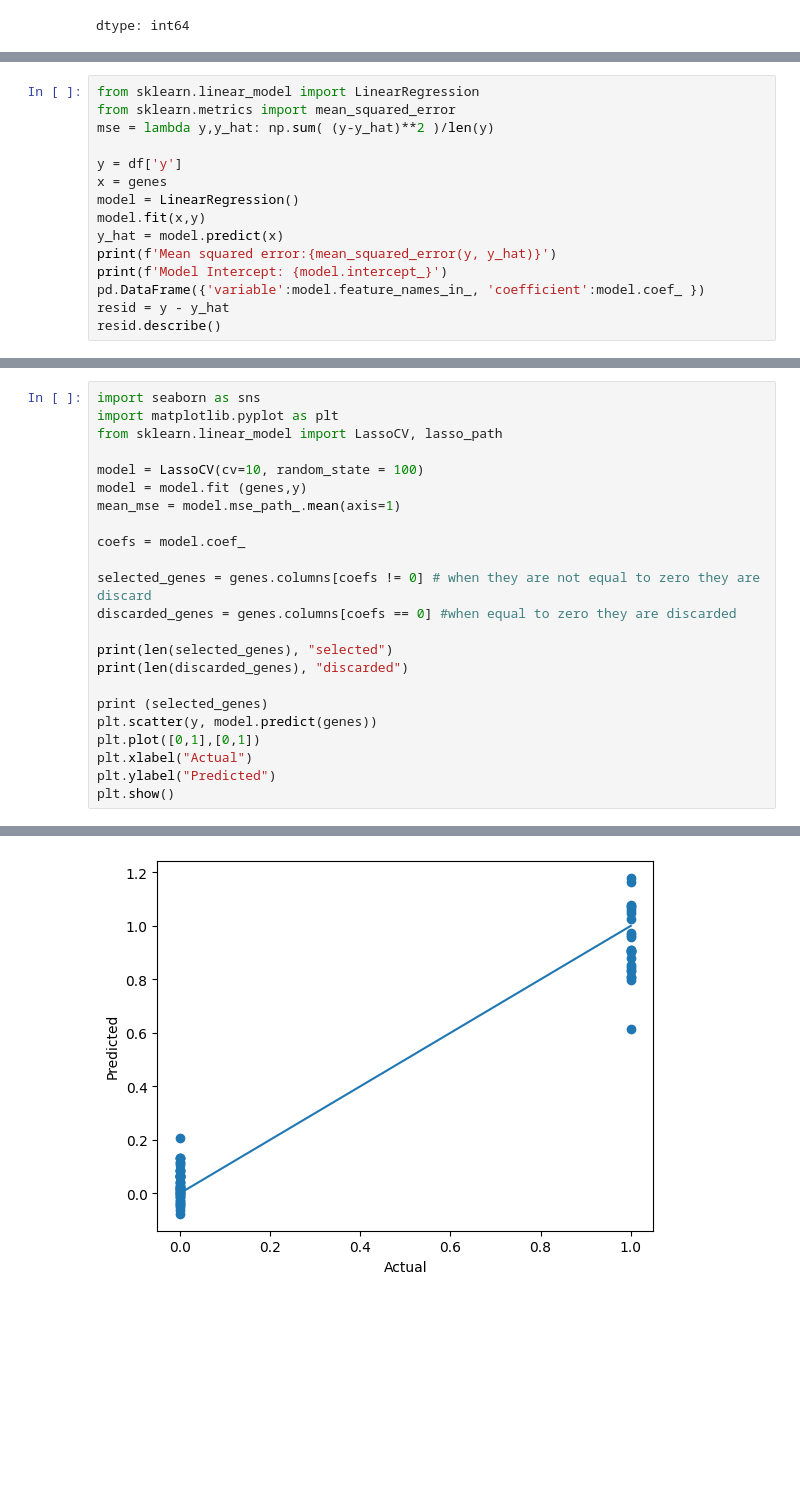
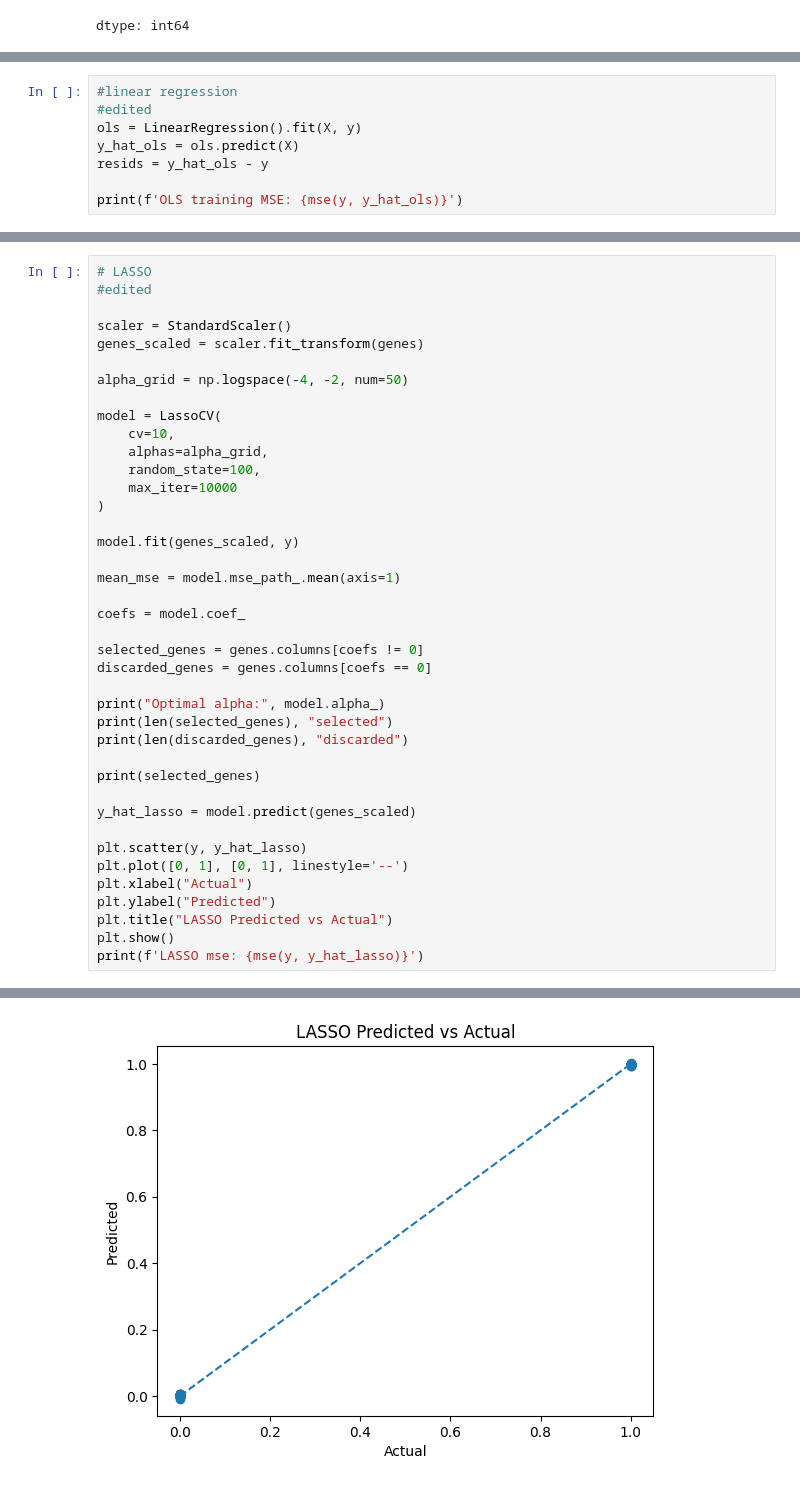
Before and after one commit to arya-rajesh-99/undergrad_ml_assignments, a Jupyter notebook: genomics_lab.ipynb, the cells around one changed output, grey strips where cells are left out. Drawn from its saved outputs; the diff is of its cells as text; blank space fills up the shorter version.

```diff
--- a/genomics_lab.ipynb
+++ b/genomics_lab.ipynb
@@ -87,16 +84,9 @@ genes.head()
 # %%
-from sklearn.linear_model import LinearRegression
-from sklearn.metrics import mean_squared_error
-mse = lambda y,y_hat: np.sum( (y-y_hat)**2 )/len(y)
+#linear regression
+#edited
+ols = LinearRegression().fit(X, y)
+y_hat_ols = ols.predict(X)
+resids = y_hat_ols - y
 
-y = df['y']
-x = genes
-model = LinearRegression()
-model.fit(x,y)
-y_hat = model.predict(x)
-print(f'Mean squared error:{mean_squared_error(y, y_hat)}')
-print(f'Model Intercept: {model.intercept_}')
-pd.DataFrame({'variable':model.feature_names_in_, 'coefficient':model.coef_ })
-resid = y - y_hat
-resid.describe()
+print(f'OLS training MSE: {mse(y, y_hat_ols)}')
 # %% [output]
@@ -161,24 +143,41 @@ The cross validation shows a MSE of the linear model to be around 0.0459. The fo
 # %%
-import seaborn as sns
-import matplotlib.pyplot as plt
-from sklearn.linear_model import LassoCV, lasso_path
+# LASSO
+#edited
 
-model = LassoCV(cv=10, random_state = 100)
-model = model.fit (genes,y)
+scaler = StandardScaler()
+genes_scaled = scaler.fit_transform(genes)
+
+alpha_grid = np.logspace(-4, -2, num=50)
+
+model = LassoCV(
+    cv=10,
+    alphas=alpha_grid,
+    random_state=100,
+    max_iter=10000
+)
+
+model.fit(genes_scaled, y)
+
 mean_mse = model.mse_path_.mean(axis=1)
 
 coefs = model.coef_
 
-selected_genes = genes.columns[coefs != 0] # when they are not equal to zero they are discard
-discarded_genes = genes.columns[coefs == 0] #when equal to zero they are discarded
+selected_genes = genes.columns[coefs != 0]
+discarded_genes = genes.columns[coefs == 0]
 
+print("Optimal alpha:", model.alpha_)
 print(len(selected_genes), "selected")
 print(len(discarded_genes), "discarded")
 
-print (selected_genes)
-plt.scatter(y, model.predict(genes))
-plt.plot([0,1],[0,1])
+print(selected_genes)
+
+y_hat_lasso = model.predict(genes_scaled)
+
+plt.scatter(y, y_hat_lasso)
+plt.plot([0, 1], [0, 1], linestyle='--')
 plt.xlabel("Actual")
 plt.ylabel("Predicted")
+plt.title("LASSO Predicted vs Actual")
 plt.show()
+print(f'LASSO mse: {mse(y, y_hat_lasso)}')
 # %% [output]
@@ -194,2 +200,2 @@ Index(['HG3549-HT3751_at', 'J04164_at', 'L38941_at', 'M11147_at', 'M11722_at',
       dtype='object')
-[figure, old version]
+[figure, new version]
```
Also changed, not shown: parts of 14 cells of this notebook.
